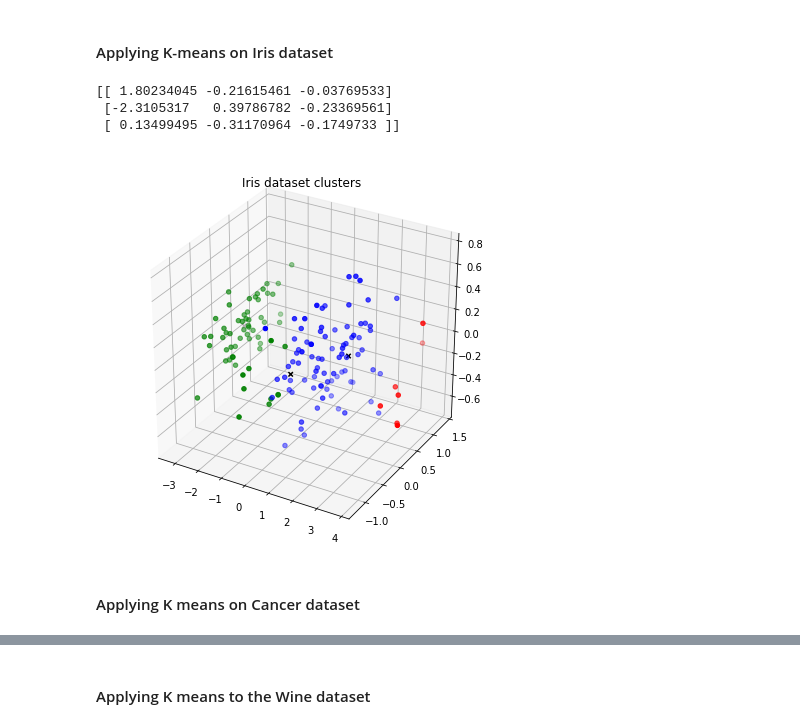
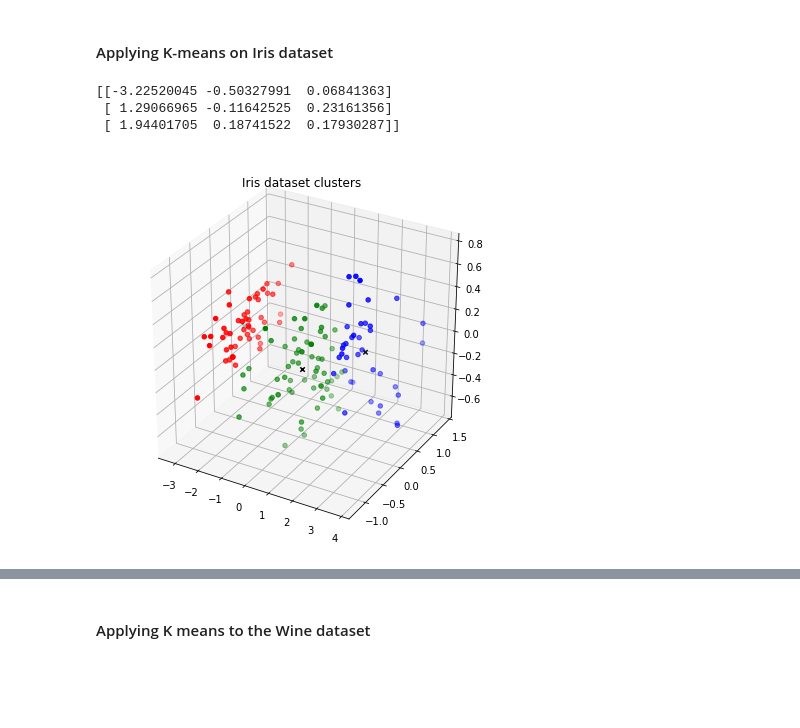
Before and after one commit to saisk8/Pattern-Recognition, a Jupyter notebook: Assignment-3/Assignment-3_18MCMT28.ipynb, the cells around one changed output, grey strips where cells are left out. Cells and saved outputs as stored; diff of their text form; code cells hidden in the pictures; blank space fills up the shorter version.

```diff
--- a/Assignment-3/Assignment-3_18MCMT28.ipynb
+++ b/Assignment-3/Assignment-3_18MCMT28.ipynb
@@ -36,26 +36,24 @@ def k_means(data, k, y):
 # %%
 # Read the data
 iris = np.genfromtxt('iris.csv', delimiter=',', skip_header=1, usecols=(0,1,2,3))
 pca = PCA(n_components=3)
 pca.fit(iris)
 X_iris = pca.transform(iris)
 
-clusters_iriss_iris, centroids_iris, labels_iris = k_means(X_iris, 3, np.array([0] * 50 + [1] * 50 + [2] * 50))
+clusters_iris, centroids_iris, labels_iris = k_means(X_iris, 3, np.array([0] * 50 + [1] * 50 + [2] * 50))
 
-# Show the Iris clusters_iriss
+# Show the Iris clusters_iris
 fig = plt.figure(figsize=(7,7))
 ax = fig.add_subplot(111, projection='3d')
 ax.scatter(clusters_iris[0][:, 0], clusters_iris[0][:, 1], clusters_iris[0][:, 2], c='r')
 ax.scatter(clusters_iris[1][:, 0], clusters_iris[1][:, 1], clusters_iris[1][:, 2], c='g')
 ax.scatter(clusters_iris[2][:, 0], clusters_iris[2][:, 1], clusters_iris[2][:, 2], c='b')
 ax.scatter(centroids_iris[:, 0], centroids_iris[:, 1], centroids_iris[:, 2], c='k', marker='x')
 
 plt.title('Iris dataset clusters')
 plt.show()
 # %% [output]
-[[ 1.80234045 -0.21615461 -0.03769533]
- [-2.3105317   0.39786782 -0.23369561]
- [ 0.13499495 -0.31170964 -0.1749733 ]]
+[[-3.22520045 -0.50327991  0.06841363]
+ [ 1.29066965 -0.11642525  0.23161356]
+ [ 1.94401705  0.18741522  0.17930287]]
-[figure, old version]
+[figure, new version]
-# %% [markdown]
-#### Applying K means on Cancer dataset
```
Also changed, not shown: parts of 13 cells of this notebook, 2 other files.
